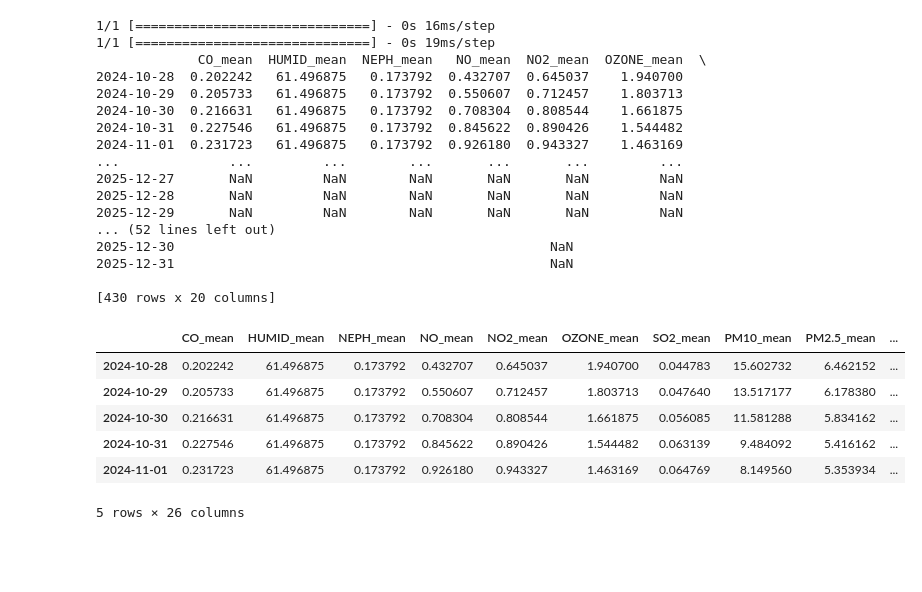
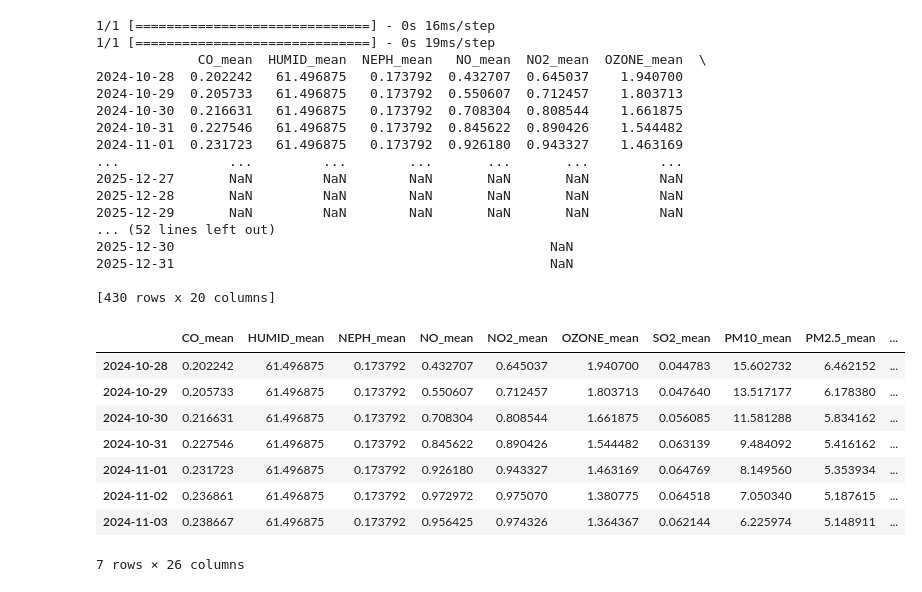
Before and after one commit to evankerivan/IOD_2024, a Jupyter notebook: capstone/capstone_4.ipynb, the cells around one changed output. Saved outputs shown, nothing was run; the diff lists cells and outputs as text; code cells hidden in the pictures; blank space fills up the shorter version.

```diff
--- a/capstone/capstone_4.ipynb
+++ b/capstone/capstone_4.ipynb
@@ -1155,13 +1155,15 @@ Epoch 7/20
 2025-12-31                                                NaN
 
 [430 rows x 20 columns]
-# %%
-week_data.head()
-# %% [output]
-|  | CO_mean | HUMID_mean | NEPH_mean | NO_mean | NO2_mean | OZONE_mean | SO2_mean | PM10_mean | PM2.5_mean | ... |
-| 2024-10-28 | 0.202242 | 61.496875 | 0.173792 | 0.432707 | 0.645037 | 1.940700 | 0.044783 | 15.602732 | 6.462152 | ... |
-| 2024-10-29 | 0.205733 | 61.496875 | 0.173792 | 0.550607 | 0.712457 | 1.803713 | 0.047640 | 13.517177 | 6.178380 | ... |
-| 2024-10-30 | 0.216631 | 61.496875 | 0.173792 | 0.708304 | 0.808544 | 1.661875 | 0.056085 | 11.581288 | 5.834162 | ... |
-| 2024-10-31 | 0.227546 | 61.496875 | 0.173792 | 0.845622 | 0.890426 | 1.544482 | 0.063139 | 9.484092 | 5.416162 | ... |
-| 2024-11-01 | 0.231723 | 61.496875 | 0.173792 | 0.926180 | 0.943327 | 1.463169 | 0.064769 | 8.149560 | 5.353934 | ... |
-5 rows × 26 columns
+# %%
+week_data.head(10)
+# %% [output]
+|  | CO_mean | HUMID_mean | NEPH_mean | NO_mean | NO2_mean | OZONE_mean | SO2_mean | PM10_mean | PM2.5_mean | ... |
+| 2024-10-28 | 0.202242 | 61.496875 | 0.173792 | 0.432707 | 0.645037 | 1.940700 | 0.044783 | 15.602732 | 6.462152 | ... |
+| 2024-10-29 | 0.205733 | 61.496875 | 0.173792 | 0.550607 | 0.712457 | 1.803713 | 0.047640 | 13.517177 | 6.178380 | ... |
+| 2024-10-30 | 0.216631 | 61.496875 | 0.173792 | 0.708304 | 0.808544 | 1.661875 | 0.056085 | 11.581288 | 5.834162 | ... |
+| 2024-10-31 | 0.227546 | 61.496875 | 0.173792 | 0.845622 | 0.890426 | 1.544482 | 0.063139 | 9.484092 | 5.416162 | ... |
+| 2024-11-01 | 0.231723 | 61.496875 | 0.173792 | 0.926180 | 0.943327 | 1.463169 | 0.064769 | 8.149560 | 5.353934 | ... |
+| 2024-11-02 | 0.236861 | 61.496875 | 0.173792 | 0.972972 | 0.975070 | 1.380775 | 0.064518 | 7.050340 | 5.187615 | ... |
+| 2024-11-03 | 0.238667 | 61.496875 | 0.173792 | 0.956425 | 0.974326 | 1.364367 | 0.062144 | 6.225974 | 5.148911 | ... |
+7 rows × 26 columns
```
Also changed, not shown: 1 other file.
